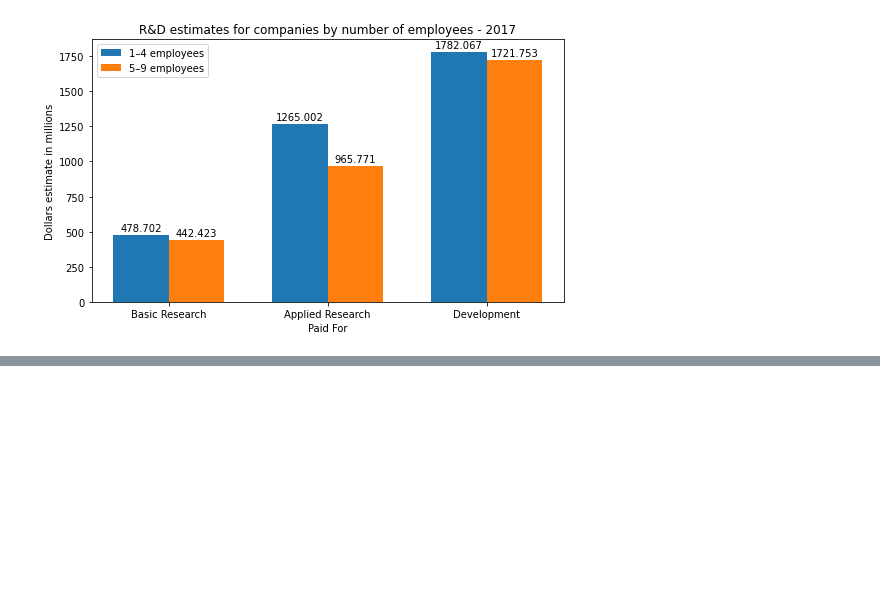
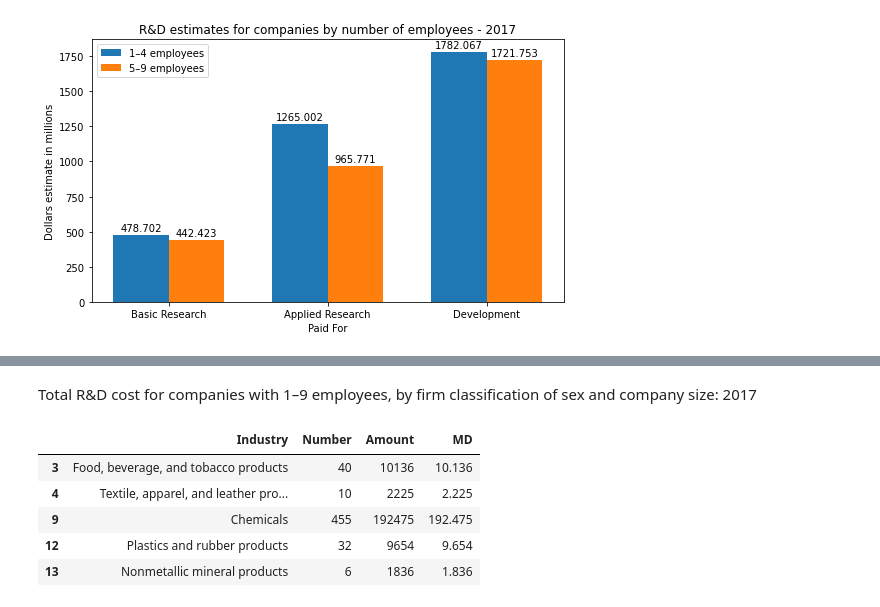
Before and after one commit to mulukenm/DataVisualization, a Jupyter notebook: ABS_Visualization.ipynb, the cells around one changed output, grey strips where cells are left out. Saved outputs shown, nothing was run; the diff lists cells and outputs as text; code cells hidden in the pictures; blank space fills up the shorter version.

```diff
--- a/ABS_Visualization.ipynb
+++ b/ABS_Visualization.ipynb
@@ -443,0 +295,17 @@ fig.show()
+# %% [markdown]
+Total R&D cost for companies with 1–9 employees, by firm classification of sex and company size: 2017
+# %%
+df1 = df.iloc[[3,4,9,12, 13, 14, 15, 16, 17,21,22,26,28,29,32,33,34,]]
+df1.head(38)
+AE = df1[['Industry', 'All companies', 'Unnamed: 4']]
+AE.columns = [['Industry', 'Number', 'Amount']]
+
+AE[['MD']] = AE[['Amount']].div(1000).head()
+AE.head()
+# %% [output]
+|  | Industry | Number | Amount | MD |
+| 3 | Food, beverage, and tobacco products | 40 | 10136 | 10.136 |
+| 4 | Textile, apparel, and leather pro... | 10 | 2225 | 2.225 |
+| 9 | Chemicals | 455 | 192475 | 192.475 |
+| 12 | Plastics and rubber products | 32 | 9654 | 9.654 |
+| 13 | Nonmetallic mineral products | 6 | 1836 | 1.836 |
```
Also changed, not shown: parts of 14 cells of this notebook.
